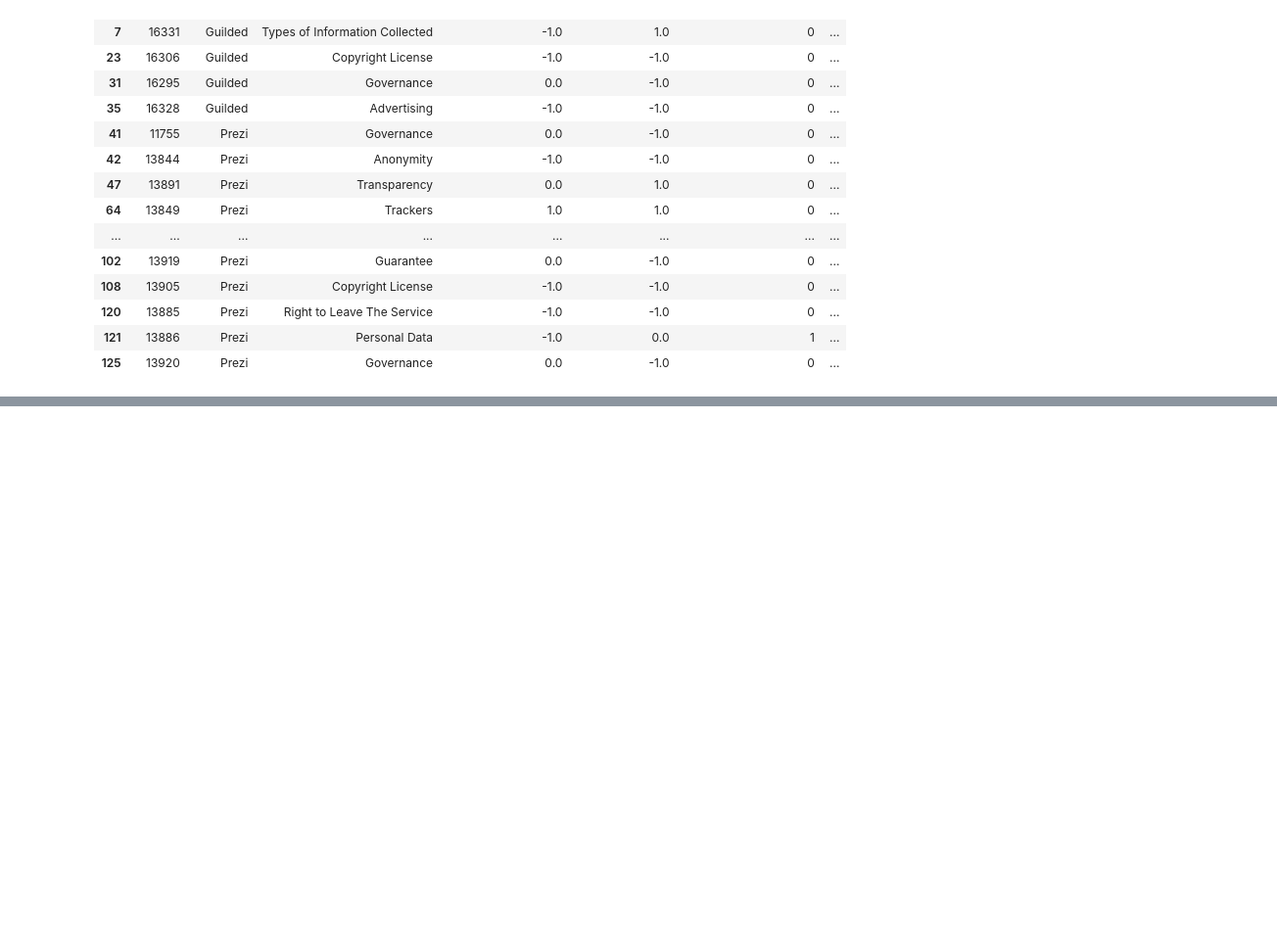
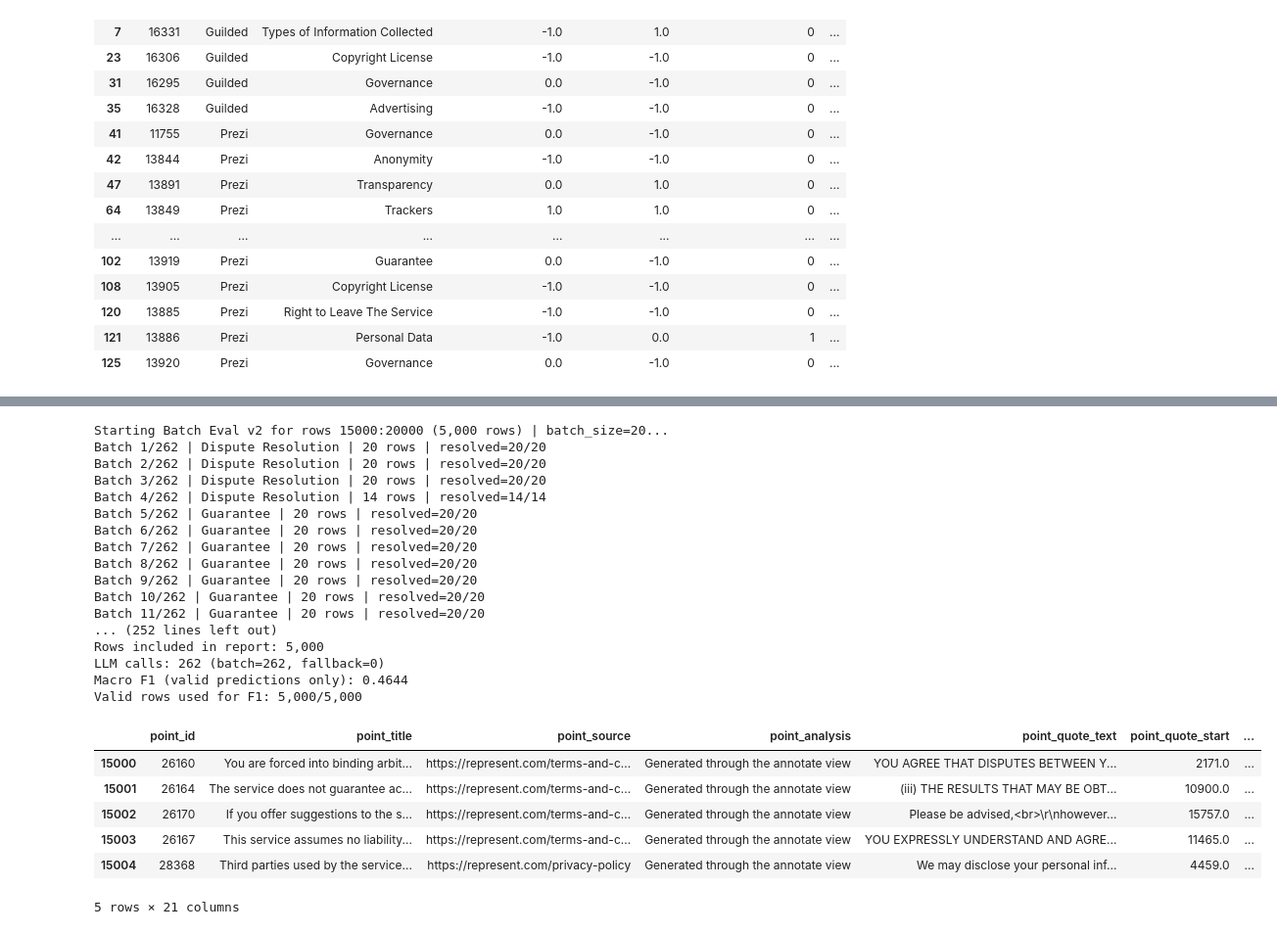
Before and after one commit to riki-11/lawgic, a Jupyter notebook: notebooks/tos_dr/tos_dr_evaluation.ipynb, the cells around one changed output, grey strips where cells are left out. Shown at 98% size. Cells and saved outputs as stored; diff of their text form; code cells hidden in the pictures; blank space fills up the shorter version.

```diff
--- a/notebooks/tos_dr/tos_dr_evaluation.ipynb
+++ b/notebooks/tos_dr/tos_dr_evaluation.ipynb
@@ -1221,0 +1457,29 @@ Validation disagreements (batch_size=20): 161 / 1,000
+# %%
+# Batch 4/5: rows 15000-19999 (human rows 15001-20000)
+batch20_4_df, batch20_4_stats, batch20_4_macro_f1 = run_batch_eval_by_row_range(15000, 20000)
+batch20_4_df.head()
+# %% [output]
+Starting Batch Eval v2 for rows 15000:20000 (5,000 rows) | batch_size=20...
+Batch 1/262 | Dispute Resolution | 20 rows | resolved=20/20
+Batch 2/262 | Dispute Resolution | 20 rows | resolved=20/20
+Batch 3/262 | Dispute Resolution | 20 rows | resolved=20/20
+Batch 4/262 | Dispute Resolution | 14 rows | resolved=14/14
+Batch 5/262 | Guarantee | 20 rows | resolved=20/20
+Batch 6/262 | Guarantee | 20 rows | resolved=20/20
+Batch 7/262 | Guarantee | 20 rows | resolved=20/20
+Batch 8/262 | Guarantee | 20 rows | resolved=20/20
+Batch 9/262 | Guarantee | 20 rows | resolved=20/20
+Batch 10/262 | Guarantee | 20 rows | resolved=20/20
+Batch 11/262 | Guarantee | 20 rows | resolved=20/20
+... (252 lines left out)
+Rows included in report: 5,000
+LLM calls: 262 (batch=262, fallback=0)
+Macro F1 (valid predictions only): 0.4644
+Valid rows used for F1: 5,000/5,000
+|  | point_id | point_title | point_source | point_analysis | point_quote_text | point_quote_start | ... |
+| 15000 | 26160 | You are forced into binding arbit... | https://represent.com/terms-and-c... | Generated through the annotate view | YOU AGREE THAT DISPUTES BETWEEN Y... | 2171.0 | ... |
+| 15001 | 26164 | The service does not guarantee ac... | https://represent.com/terms-and-c... | Generated through the annotate view | (iii) THE RESULTS THAT MAY BE OBT... | 10900.0 | ... |
+| 15002 | 26170 | If you offer suggestions to the s... | https://represent.com/terms-and-c... | Generated through the annotate view | Please be advised,<br>\r\nhowever... | 15757.0 | ... |
+| 15003 | 26167 | This service assumes no liability... | https://represent.com/terms-and-c... | Generated through the annotate view | YOU EXPRESSLY UNDERSTAND AND AGRE... | 11465.0 | ... |
+| 15004 | 28368 | Third parties used by the service... | https://represent.com/privacy-policy | Generated through the annotate view | We may disclose your personal inf... | 4459.0 | ... |
+5 rows × 21 columns
```
Also changed, not shown: parts of 11 cells of this notebook, 6 other files.
